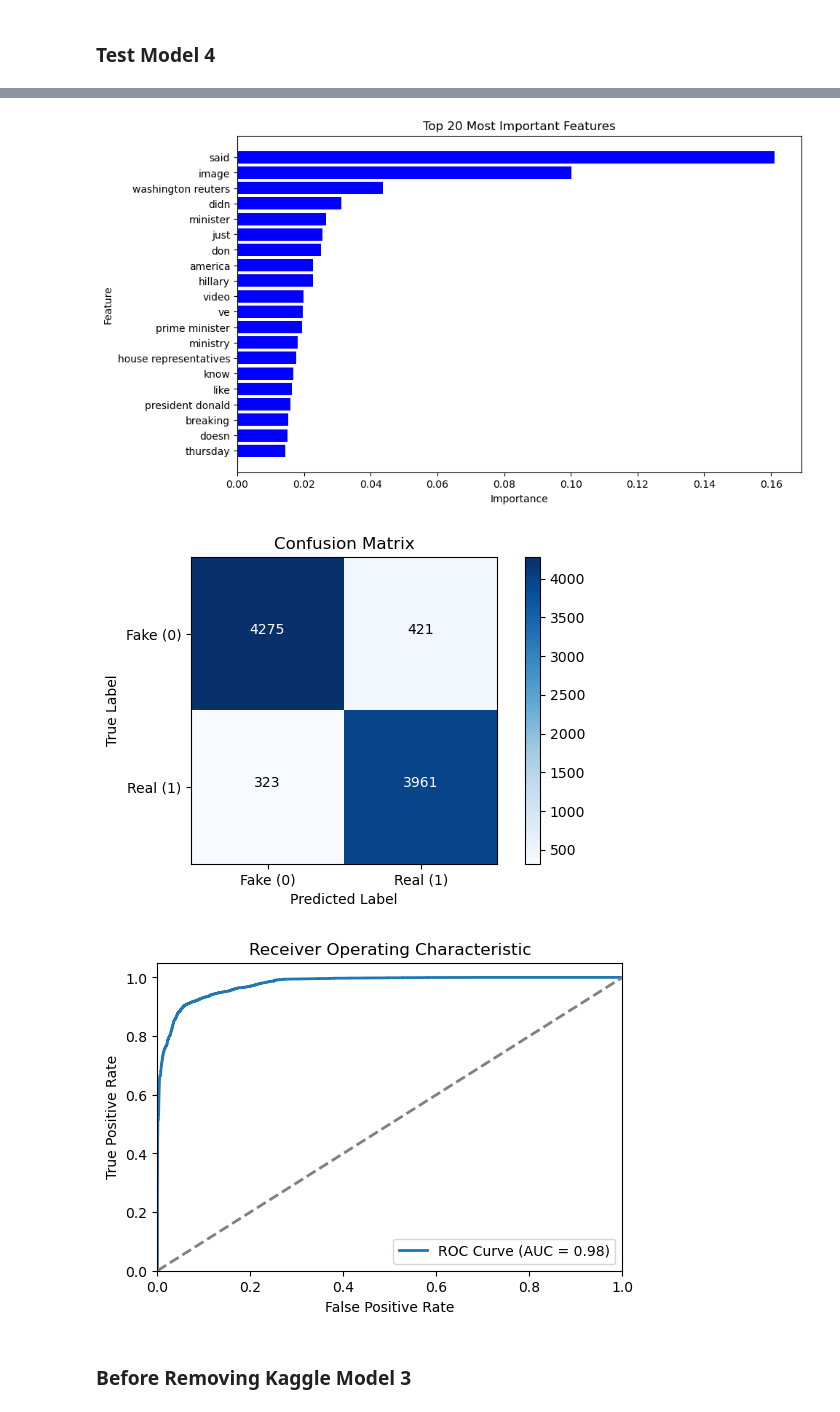
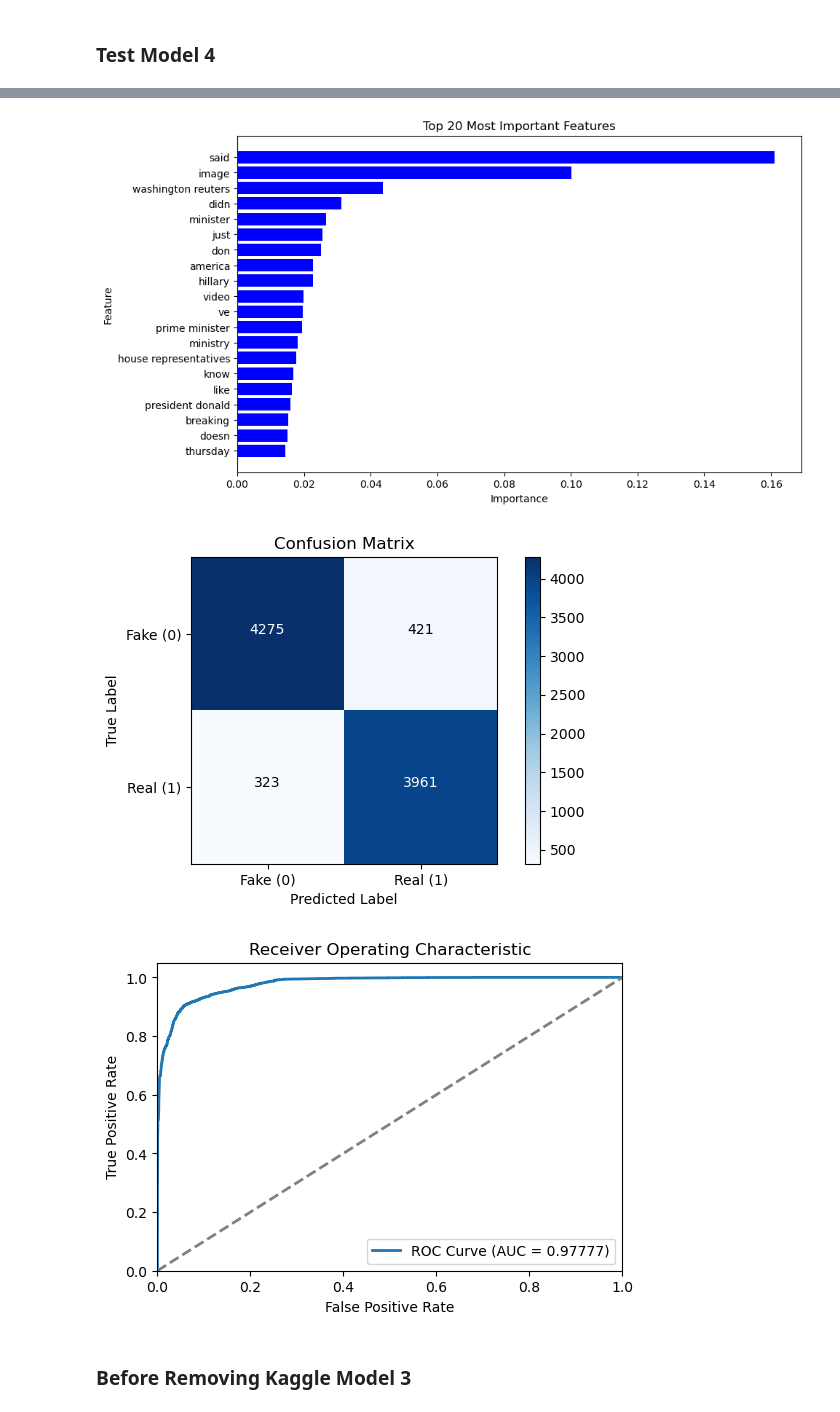
Before and after one commit to junyang99/IS424, a Jupyter notebook: Source-Based Classification (ISOT)/XGBoostKaggleModel3&4.ipynb, the cells around one changed output, grey strips where cells are left out. Drawn from its saved outputs; the diff is of its cells as text; code cells hidden in the pictures.

```diff
--- a/Source-Based Classification (ISOT)/XGBoostKaggleModel3&4.ipynb
+++ b/Source-Based Classification (ISOT)/XGBoostKaggleModel3&4.ipynb
@@ -266,7 +266,7 @@ y_pred_prob = model.predict_proba(X_test_tfidf)[:, 1]
 fpr, tpr, thresholds = roc_curve(y_test, y_pred_prob)
 roc_auc = auc(fpr, tpr)
 plt.figure(figsize=(6, 4))
-plt.plot(fpr, tpr, lw=2, label=f'ROC Curve (AUC = {roc_auc:.2f})')
+plt.plot(fpr, tpr, lw=2, label=f'ROC Curve (AUC = {roc_auc:.5f})')
 plt.plot([0, 1], [0, 1], lw=2, linestyle='--', color='gray')
 plt.xlim([0.0, 1.0])
 plt.ylim([0.0, 1.05])
@@ -286,34 +286,34 @@ Parameters: { "use_label_encoder" } are not used.
 
   bst.update(dtrain, iteration=i, fobj=obj)
 Parameters: { "use_label_encoder" } are not used.
 
   bst.update(dtrain, iteration=i, fobj=obj)
 Parameters: { "use_label_encoder" } are not used.
 
   bst.update(dtrain, iteration=i, fobj=obj)
 Parameters: { "use_label_encoder" } are not used.
 
   bst.update(dtrain, iteration=i, fobj=obj)
 Cross-Validation Accuracy: 0.91624
 Test Set Accuracy: 0.91715
 Precision: 0.90393
 Recall:    0.92460
 F1-score:  0.91415
 Individual Class Metrics:
 
 Class 0:
   Accuracy:  0.91035
   Precision: 0.92975
   Recall:    0.91035
   F1-score:  0.91995
 ... (36 lines left out)
 1332       president donald    0.016039
 214                breaking    0.015339
 524                   doesn    0.015169
 1818               thursday    0.014346
 [figure]
 [figure]
-[figure, old version]
+[figure, new version]
 # %% [markdown]
 ### Before Removing Kaggle Model 3
 # %%
```
Also changed, not shown: parts of 1 cell of this notebook, 2 other files.
